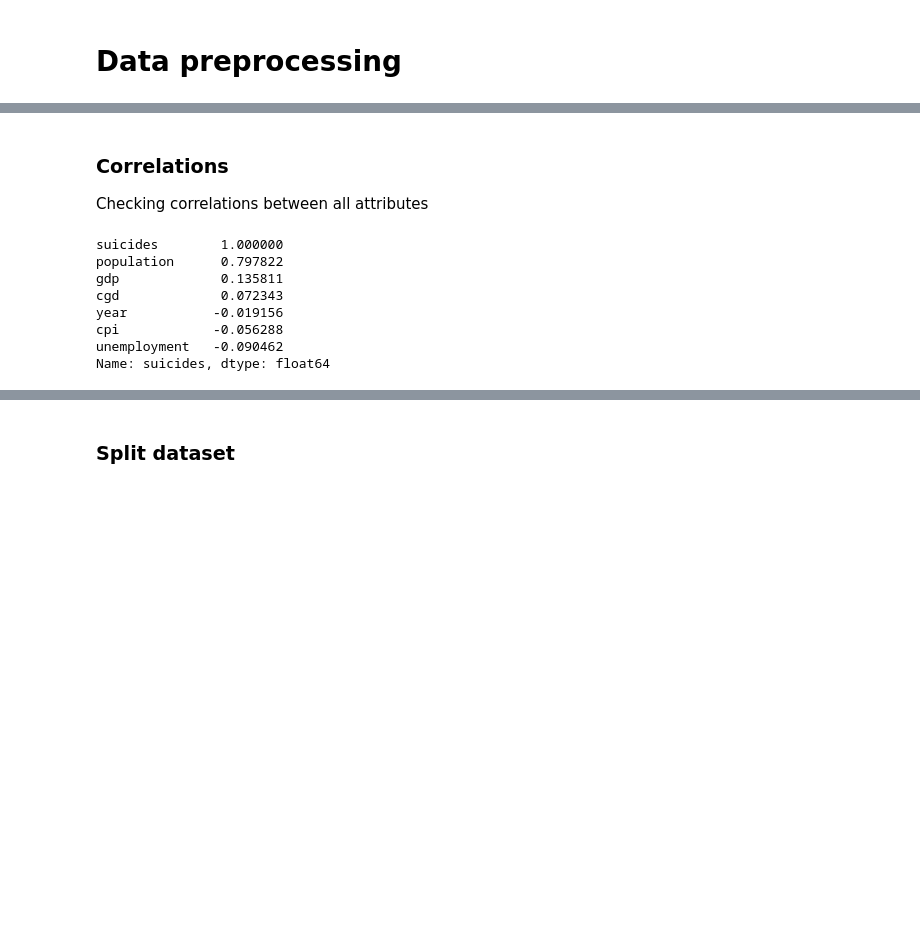
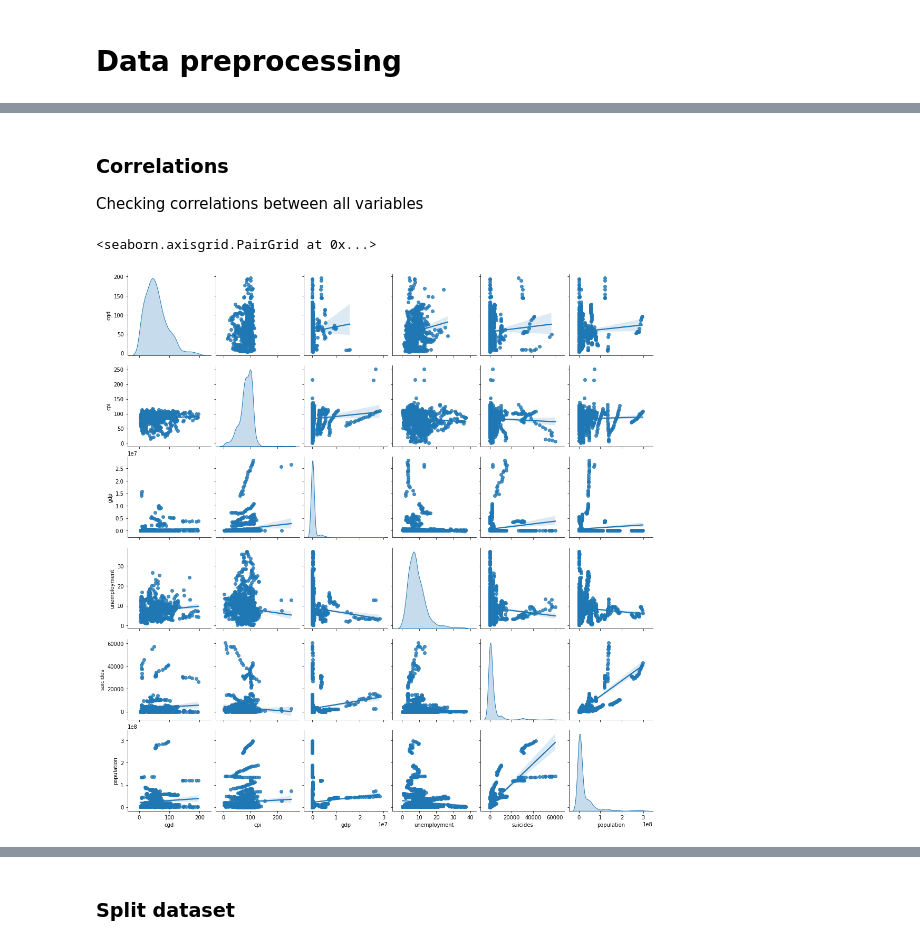
Before and after one commit to abreu4/economics-for-suicide-prediction, a Jupyter notebook: data_processing_model_building.ipynb, the cells around one changed output, grey strips where cells are left out. Saved outputs shown, nothing was run; the diff lists cells and outputs as text; code cells hidden in the pictures; blank space fills up the shorter version.

```diff
--- a/data_processing_model_building.ipynb
+++ b/data_processing_model_building.ipynb
@@ -50,16 +43,9 @@ data.describe()
 # %% [markdown]
 ### Correlations
 
-Checking correlations between all attributes
+Checking correlations between all variables
 # %%
-corr_matrix = data.corr()
-corr_matrix["suicides"].sort_values(ascending=False)
+sns.pairplot(data, kind='reg', diag_kind='kde')
 # %% [output]
-suicides        1.000000
-population      0.797822
-gdp             0.135811
-cgd             0.072343
-year           -0.019156
-cpi            -0.056288
-unemployment   -0.090462
-Name: suicides, dtype: float64
+<seaborn.axisgrid.PairGrid at 0x...>
+[figure, added]
```
Also changed, not shown: parts of 26 cells of this notebook, 2 other files.
